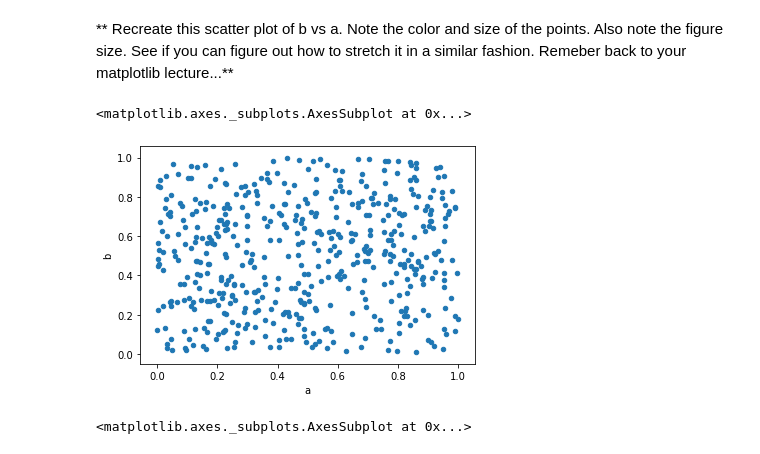
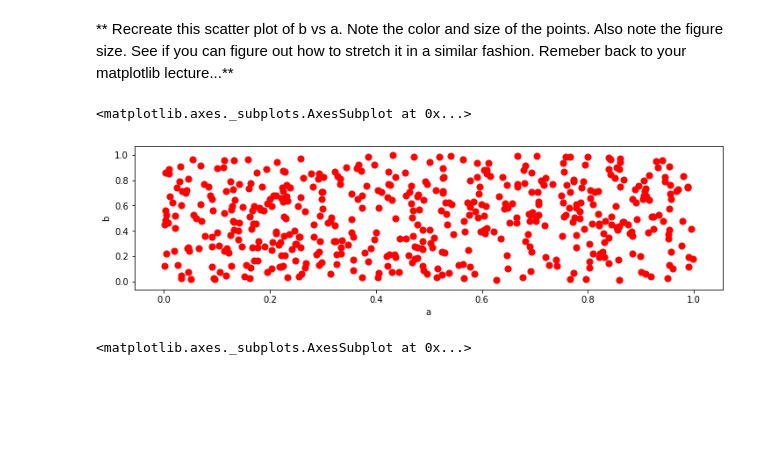
Before and after one commit to harryyifei/Python-Finance, a Jupyter notebook: 04-Visualization-Matplotlib-Pandas/04-02-Pandas Visualization/Pandas Data Visualization Exercise .ipynb, the cells around one changed output. Cells and saved outputs as stored; diff of their text form; code cells hidden in the pictures; blank space fills up the shorter version.

```diff
--- a/04-Visualization-Matplotlib-Pandas/04-02-Pandas Visualization/Pandas Data Visualization Exercise .ipynb
+++ b/04-Visualization-Matplotlib-Pandas/04-02-Pandas Visualization/Pandas Data Visualization Exercise .ipynb
@@ -35,11 +36,10 @@ df3.head()
 # %% [markdown]
 ** Recreate this scatter plot of b vs a. Note the color and size of the points. Also note the figure size. See if you can figure out how to stretch it in a similar fashion. Remeber back to your matplotlib lecture...**
 # %%
-fig, plt=
-df3.plot.scatter(x='a',y='b')
+df3.plot.scatter(x='a',y='b',c='r',s=50,figsize=(12,3))
 # %% [output]
 <matplotlib.axes._subplots.AxesSubplot at 0x...>
-[figure, old version]
+[figure, new version]
 # %%
 # %% [output]
 <matplotlib.axes._subplots.AxesSubplot at 0x...>
```
Also changed, not shown: parts of 8 cells of this notebook, 1 other file.
